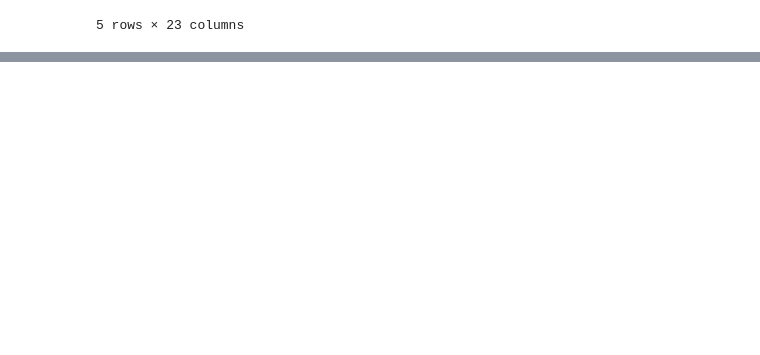
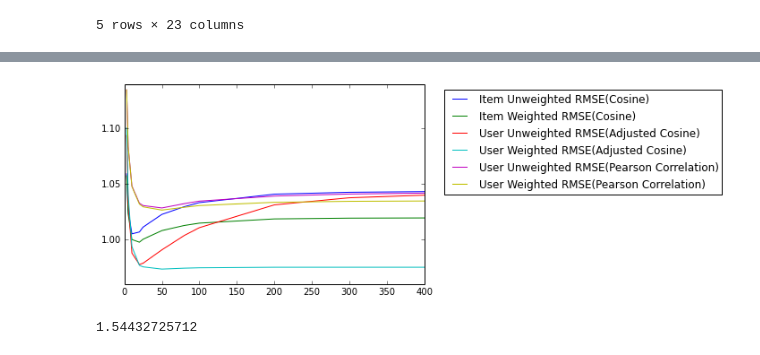
Before and after one commit to wangzining/Recommendation-System, a Jupyter notebook: knn-100k.ipynb, the cells around one changed output, grey strips where cells are left out. Saved outputs shown, nothing was run; the diff lists cells and outputs as text; code cells hidden in the pictures; blank space fills up the shorter version.

```diff
--- a/knn-100k.ipynb
+++ b/knn-100k.ipynb
@@ -423,0 +195,3 @@ knn.predict(yjy.reshape(1,-1))
+# %%
+# User-based Rating matrix
+user_m = m.T
@@ -423,0 +283,30 @@ knn.predict(yjy.reshape(1,-1))
+# %%
+# User-based KNN(Pearson Correlation)
+user_unknn_rmse = np.zeros(11)
+user_wknn_rmse = np.zeros(11)
+cos_user = cosine_similarity(user_m)
+cos_user[cos_user==0]=0.01
+# Replace zero similarity with a small similarity
+for i,k in enumerate([3,5,10,20,25,50,80,100,200,300,500]):
+    for j,item in enumerate(testdf.iterrows()):
+        item = item[1]
+        # movieid
+        movie = item[1]-1
+        # userid
+        user = item[0]-1
+        # user rating
+        y = user_m[:,movie]
+        index = np.nonzero(y)[0]
+        if len(index)==0:
+            user_cos_unknn[j]=global_av
+            user_cos_wknn[j]=global_av
+            continue
+        y = y[index]
+        sim = cos_user[user][index]
+        top_k = sim.argsort()[-k:]
+        user_cos_unknn[j]=np.sum(y[top_k])/len(top_k)
+        user_cos_wknn[j]=np.dot(y[top_k],sim[top_k])/np.sum(np.absolute(sim[top_k]))
+
+    user_unknn_rmse[i] = np.sqrt(mean_squared_error(test_y,user_cos_unknn))
+    user_wknn_rmse[i] = np.sqrt(mean_squared_error(test_y,user_cos_wknn))
+    print k,user_unknn_rmse[i],user_wknn_rmse[i]
@@ -423,0 +325,11 @@ knn.predict(yjy.reshape(1,-1))
+# %%
+plt.plot([3,5,10,20,25,50,80,100,200,300,400],item_unknn_rmse,label='Item Unweighted RMSE(Cosine)')
+plt.plot([3,5,10,20,25,50,80,100,200,300,400],item_wknn_rmse,label='Item Weighted RMSE(Cosine)')
+plt.plot([3,5,10,20,25,50,80,100,200,300,400],user_adj1_rmse,label='User Unweighted RMSE(Adjusted Cosine)')
+plt.plot([3,5,10,20,25,50,80,100,200,300,400],user_adj2_rmse,label='User Weighted RMSE(Adjusted Cosine)')
+plt.plot([3,5,10,20,25,50,80,100,200,300,400],user_unknn_rmse,label='User Unweighted RMSE(Pearson Correlation)')
+plt.plot([3,5,10,20,25,50,80,100,200,300,400],user_wknn_rmse,label='User Weighted RMSE(Pearson Correlation)')
+plt.legend(bbox_to_anchor=(1.05, 1), loc=2)
+plt.show()
+# %% [output]
+[figure, added]
@@ -423,0 +350,5 @@ knn.predict(yjy.reshape(1,-1))
+# %%
+pred3[np.isnan(pred3)]=global_av
+print mean_squared_error(test_y,pred3)**0.5
+# %% [output]
+1.54432725712
```
Also changed, not shown: parts of 57 cells of this notebook.
